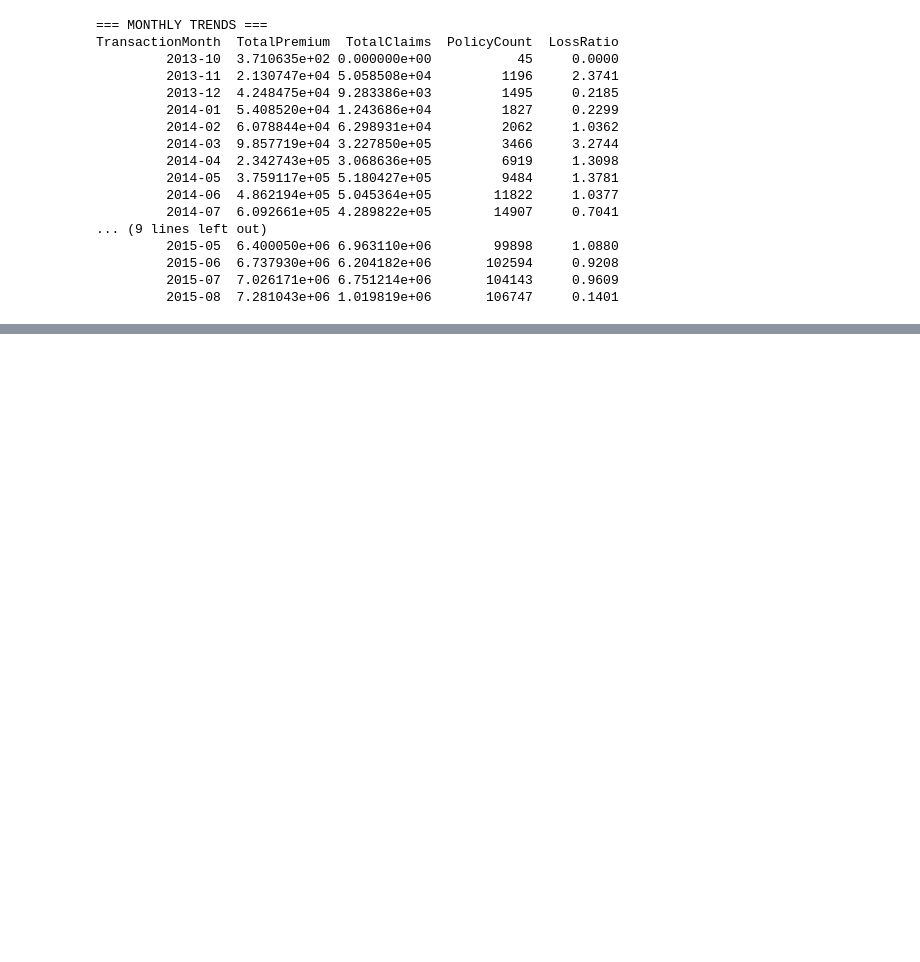
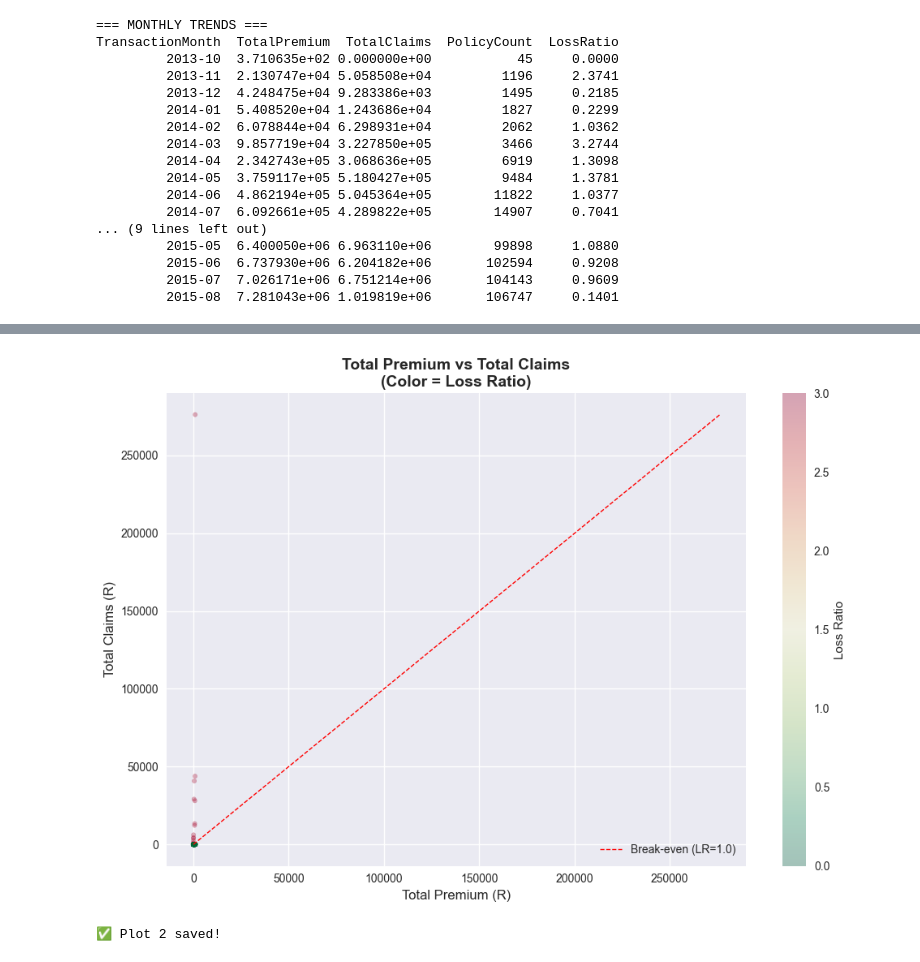
Before and after one commit to Samrawit-alemu/insurance-risk-analytics, a Jupyter notebook: notebooks/01_eda.ipynb, the cells around one changed output, grey strips where cells are left out. Drawn from its saved outputs; the diff is of its cells as text; code cells hidden in the pictures; blank space fills up the shorter version.

```diff
--- a/notebooks/01_eda.ipynb
+++ b/notebooks/01_eda.ipynb
@@ -256,0 +289,34 @@ TransactionMonth  TotalPremium  TotalClaims  PolicyCount  LossRatio
+# %%
+fig, ax = plt.subplots(figsize=(10, 7))
+
+# Sample for performance
+sample = df.sample(min(5000, len(df)), random_state=42)
+
+scatter = ax.scatter(
+    sample['TotalPremium'],
+    sample['TotalClaims'],
+    alpha=0.3, s=15,
+    c=sample['LossRatio'].clip(0, 3),
+    cmap='RdYlGn_r'
+)
+
+plt.colorbar(scatter, label='Loss Ratio')
+ax.set_title('Total Premium vs Total Claims\n(Color = Loss Ratio)',
+             fontsize=14, fontweight='bold')
+ax.set_xlabel('Total Premium (R)', fontsize=12)
+ax.set_ylabel('Total Claims (R)', fontsize=12)
+
+# Add diagonal line (loss ratio = 1)
+max_val = max(sample['TotalPremium'].max(),
+              sample['TotalClaims'].max())
+ax.plot([0, max_val], [0, max_val], 'r--',
+        linewidth=1, label='Break-even (LR=1.0)')
+ax.legend()
+
+plt.tight_layout()
+plt.savefig('../reports/premium_vs_claims_scatter.png', dpi=150)
+plt.show()
+print("✅ Plot 2 saved!")
+# %% [output]
+[figure, added]
+✅ Plot 2 saved!
```
Also changed, not shown: parts of 7 cells of this notebook, 5 other files.
